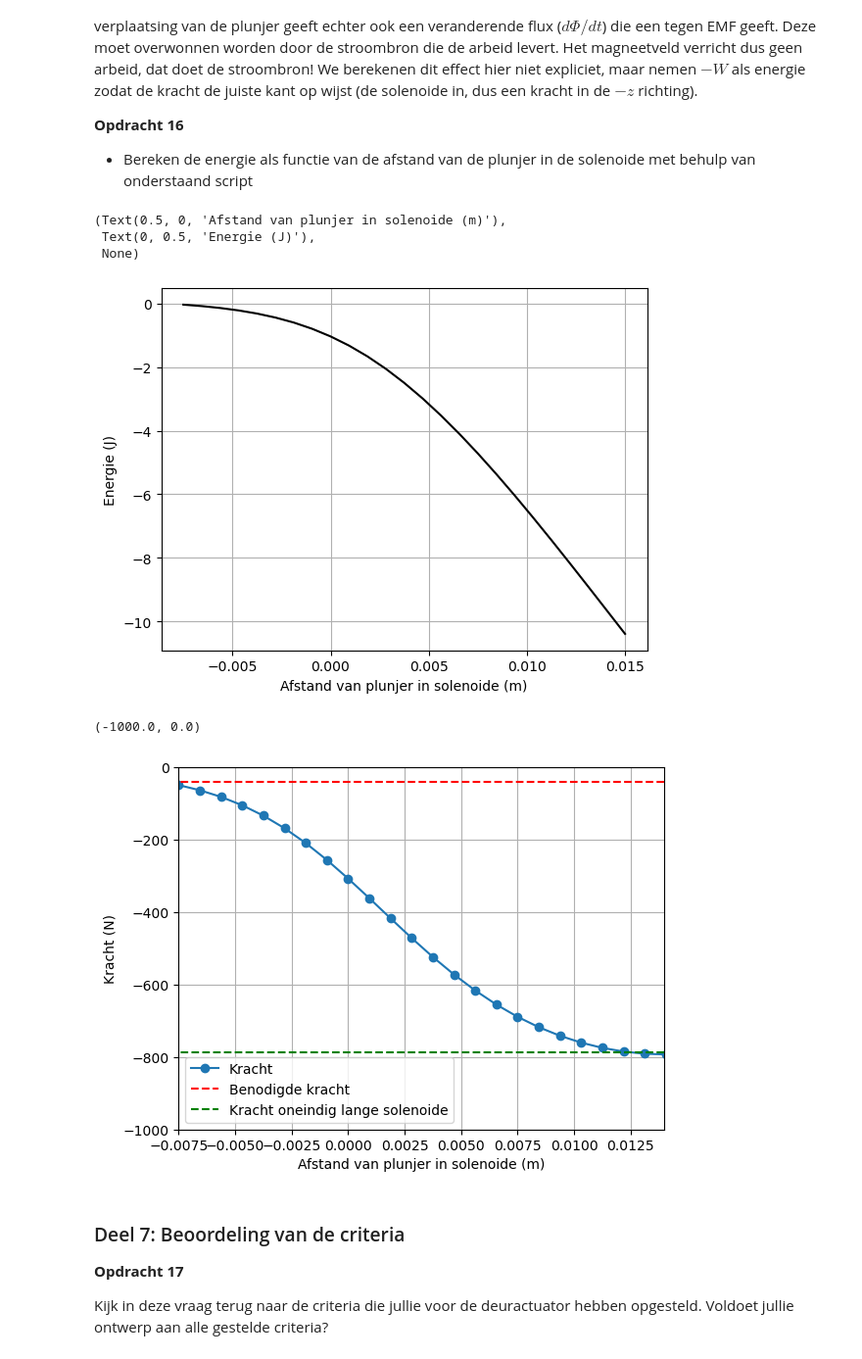
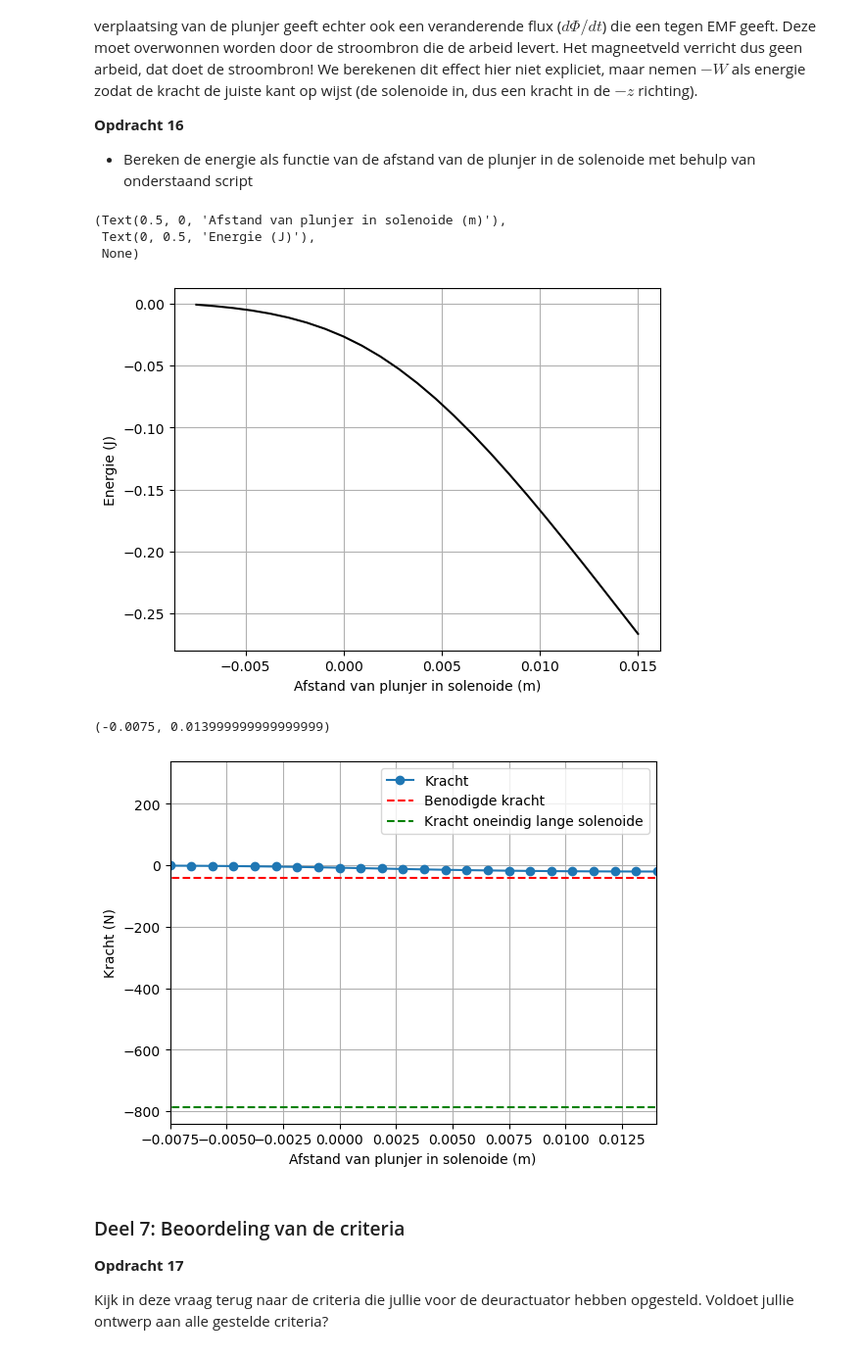
Before and after one commit to AnnetMoeleker/opdrachten-DEF-D, a Jupyter notebook: DigitaleOntwerpopdrachten/2KrachtactuatorOpdracht/2KrachtactuatorOpdracht/KrachtactuatorOpdracht.ipynb, the cells around one changed output. Shown at 98% size. Cells and saved outputs as stored; diff of their text form; code cells hidden in the pictures.

```diff
--- a/DigitaleOntwerpopdrachten/2KrachtactuatorOpdracht/2KrachtactuatorOpdracht/KrachtactuatorOpdracht.ipynb
+++ b/DigitaleOntwerpopdrachten/2KrachtactuatorOpdracht/2KrachtactuatorOpdracht/KrachtactuatorOpdracht.ipynb
@@ -458,7 +458,7 @@ def dH_draad(i, r_field, L_draad, dl):
     for j in range(1,i):
         #voor elk stukje draad de contributie dH berekenen
         r_source = np.array([0,0,z_draad])
-        dH = np.append(dH,field_current_element(r_field, r_source, dl)[1]) #alleen de y-component van dH gebruiken, want de anderen heffen elkaar op
+        dH = np.append(dH,field_current_element(r_field, r_source, dl,I)[1]) #alleen de y-component van dH gebruiken, want de anderen heffen elkaar op
         z = np.append(z,z_draad)
         z_draad = z_draad + (2*L_draad/i) #z-waarde verhogen, zodat r_source loopt van de onderkant naar de bovenkant van de draad (z=-L_draad tot z=+L_draad) in i stappen
     return dH, z
@@ -512,7 +512,7 @@ c. Bereken de spoed, in eenheden van aantal omwentelingen per meter, en print di
 # %%
 l_draad = 33.66 #m
 r_sol =  0.01 #m
-L_sol = 0.041 #m
+L_sol = 0.03 #m
 N =  l_draad/(r_sol*2*np.pi)
 n = int(N/L_sol) #spoed
 print("Het aantal omwentelingen van de spoel is", int(N))
@@ -628,7 +628,7 @@ for i_field in range(n_ax):
         dl_vec = dl[i_source]
         r_source = np.array([x1[i_source],y1[i_source],z1[i_source]])
 
-        Hsimulated += field_current_element(r_field, r_source, dl_vec)
+        Hsimulated += field_current_element(r_field, r_source, dl_vec,I)
 
     # selecting the z-component
     H_ax[i_field,0]=Hsimulated[2]
@@ -677,21 +678,21 @@ plt.xlabel('Afstand van plunjer in solenoide (m)'), plt.ylabel('Energie (J)'), p
 (Text(0.5, 0, 'Afstand van plunjer in solenoide (m)'),
  Text(0, 0.5, 'Energie (J)'),
  None)
-[figure, old version]
+[figure, new version]
 # %%
 force_analytical = -mu0*mu_r*np.pi*r_sol**2*N**2*I**2/2/L_sol**2 # Kracht uitrekenen numeriek (voor oneindig lange solenoide)
 force_numerical=np.diff(Wz, n=1, append=[0])/(z_ax[1] - z_ax[0]) # Kracht uitrekenen (op basis van F=dW/dz)
 
 # Plotting the results
 plt.plot(L_sol/2 - z_ax, np.flipud(force_numerical), '-o', label='Kracht')
 plt.plot(L_sol/2 - z_ax, (-40)*np.ones(n_ax), '--r', label='Benodigde kracht')
 plt.plot(L_sol/2 - z_ax, force_analytical*np.ones(n_ax), '--g', label='Kracht oneindig lange solenoide')
 plt.xlabel('Afstand van plunjer in solenoide (m)'), plt.ylabel('Kracht (N)'), plt.grid(), plt.legend()
 plt.xlim(min(L_sol/2 - z_ax),max(L_sol/2 - z_ax)-0.001)
-plt.ylim([-1000, 0])
+#plt.ylim([-1000, 0])
 # %% [output]
-(-1000.0, 0.0)
+(-0.0075, 0.013999999999999999)
-[figure, old version]
+[figure, new version]
 # %% [markdown]
 ### Deel 7: Beoordeling van de criteria
 **Opdracht 17**
```
Also changed, not shown: parts of 5 cells of this notebook.
